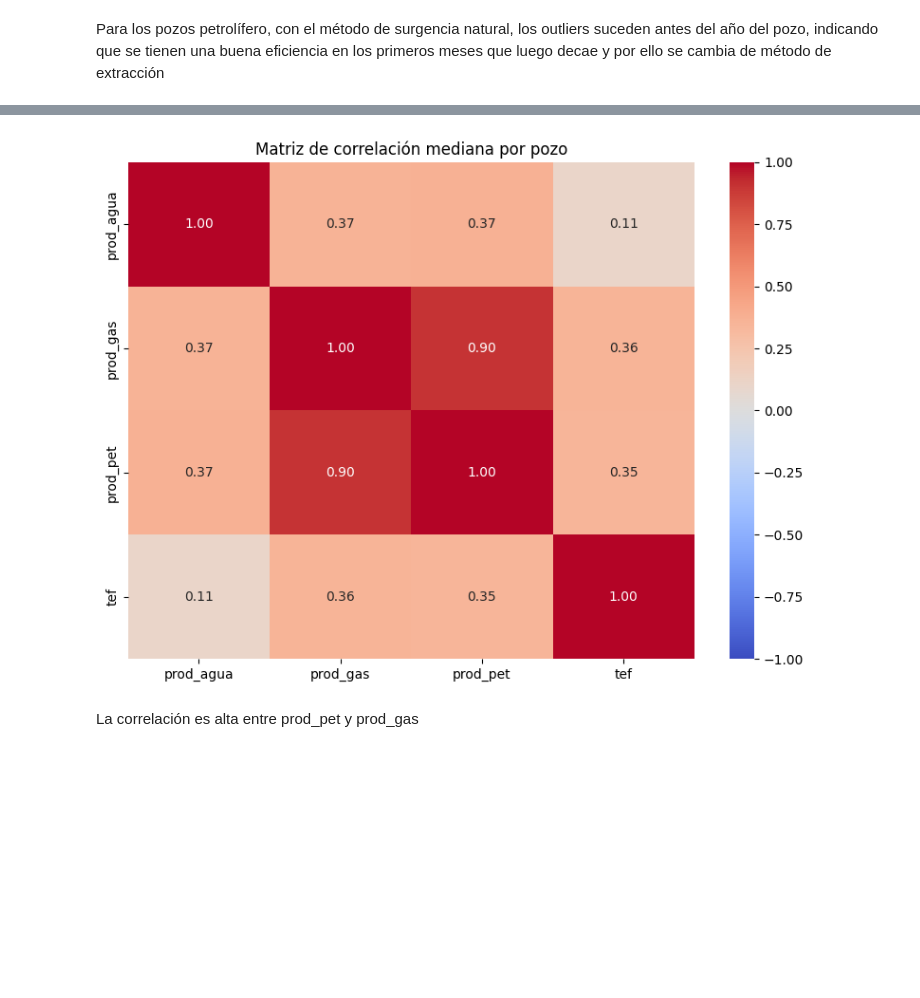
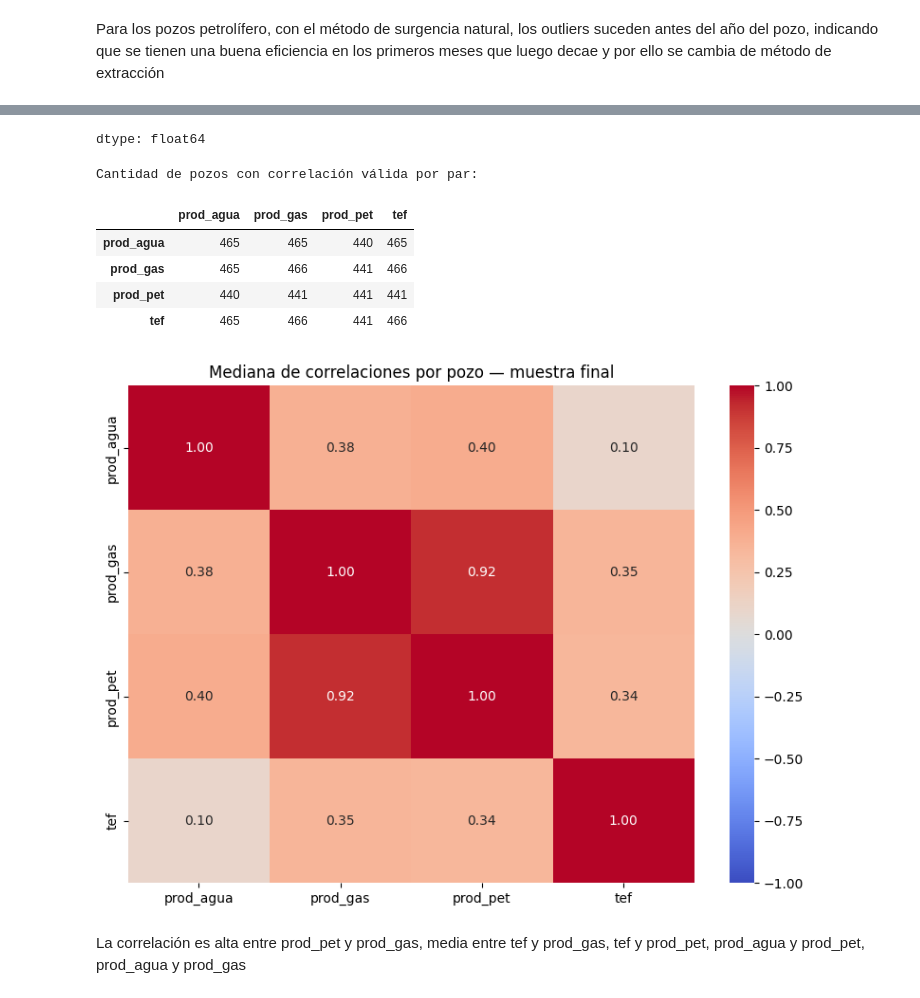
Before and after one commit to molijoaquin-DA/vaca-muerta-produccion, a Jupyter notebook: notebooks/01_exploracion_inicial.ipynb, the cells around one changed output, grey strips where cells are left out. Cells and saved outputs as stored; diff of their text form; code cells hidden in the pictures; blank space fills up the shorter version.

Commit message:
Se actualizó la notebook de exploración y el csv fitlrado, y se agregó una nueva notebook para modelos supervisados

```diff
--- a/notebooks/01_exploracion_inicial.ipynb
+++ b/notebooks/01_exploracion_inicial.ipynb
@@ -10,12 +10,10 @@ import numpy as np
 # %% [markdown]
 # Exploracion del dataset de produccion no convencional
 # %%
-#Permite ejecutar desde la raiz del proyecto o desde noteboooks/.
+# Buscar un CSV local; si no está disponible, usar la fuente original online.
 raiz = Path.cwd()
-if raiz.name == "notebooks":
+if raiz.name == 'notebooks':
     raiz = raiz.parent
-
-ruta_csv = raiz / "data" / "raw" / "produccion-no-convencional.csv"
-
-print("Archivo encontrado:", ruta_csv.is_file())
+ruta_csv = raiz / 'data' / 'raw' / 'produccin-de-pozos-de-gas-y-petrleo-no-convencional.csv'
+print('CSV local disponible:', ruta_csv.is_file())
 # %% [output]
@@ -406,7 +418,7 @@ df_areas.drop(columns =['idusuario', 'observaciones', 'idempresa', 'habilitado',
                         'proyecto', 'sub_tipo_recurso'], inplace=True)
 
 # Se eliminan las columnas redundantes
-df_areas.drop(columns=['formprod', 'idareayacimiento', 'idareapermisoconcesion', 'areapermisoconcesion', 'sigla'], inplace=True)
+df_areas.drop(columns=['formprod', 'idareayacimiento', 'idareapermisoconcesion', 'areapermisoconcesion'], inplace=True)
 
 # Como no hay inyección de gas, co2 ni de otro tipo se eliminan dichas columnas
 df_areas.drop(columns=['iny_gas', 'iny_co2', 'iny_otro'], inplace=True)
@@ -435,3 +452,5 @@ Hay 1058 pozos con estado a abandonar pero que no se les setea vida_util = 0 por
+# %%
+df_areas.drop(columns=['vida_util'], inplace=True)
 # %% [markdown]
 ## Inspección de pozos que inyectaron agua
 # %% [markdown]
@@ -828,38 +1075,21 @@ produccion_anual
 # %%
-cols = [
-    'prod_agua',
-    'prod_gas',
-    'prod_pet',
-    'tef'
-]
-
-corr_por_pozo = (
-    df_areas[
-        df_areas['tipoestado'] == 'Extracción Efectiva'
-    ]
-    .groupby('idpozo')[cols]
-    .corr()
-)
-
-matriz_corr = (
-    corr_por_pozo
-    .groupby(level=1)
-    .median()
-)
-
-plt.figure(figsize=(8, 6))
-
-sns.heatmap(
-    matriz_corr,
-    annot=True,
-    fmt='.2f',
-    cmap='coolwarm',
-    center=0,
-    vmin=-1,
-    vmax=1
-)
-
-plt.title('Matriz de correlación mediana por pozo')
-plt.tight_layout()
-plt.show()
+cols = ['prod_agua', 'prod_gas', 'prod_pet', 'tef']
+base_corr = df_filtrado.loc[df_filtrado['tipoestado'].eq('Extracción Efectiva')].copy()
+MIN_OBSERVACIONES = 12  # Umbral operativo explícito; no garantiza estabilidad estadística.
+resumen_pozo = base_corr.groupby('idpozo').size().rename('meses_observados')
+display(resumen_pozo.describe())
+pozos_corr = resumen_pozo[resumen_pozo >= MIN_OBSERVACIONES].index
+corr_por_pozo = base_corr.loc[base_corr['idpozo'].isin(pozos_corr)].groupby('idpozo')[cols].corr(min_periods=MIN_OBSERVACIONES)
+matriz_corr = corr_por_pozo.groupby(level=1).median().reindex(index=cols, columns=cols)
+aportes = corr_por_pozo.groupby(level=1).count().reindex(index=cols, columns=cols)
+print('Cantidad de pozos con correlación válida por par:')
+display(aportes)
+if matriz_corr.notna().any().any():
+    plt.figure(figsize=(8, 6))
+    sns.heatmap(matriz_corr, annot=True, fmt='.2f', cmap='coolwarm', center=0, vmin=-1, vmax=1)
+    plt.title('Mediana de correlaciones por pozo — muestra final')
+    plt.tight_layout()
+    plt.show()
+else:
+    print('No hay suficientes pares válidos para graficar correlaciones.')
 # %% [output]
@@ -866,3 +1105,10 @@ plt.show()
+dtype: float64
+Cantidad de pozos con correlación válida por par:
+|  | prod_agua | prod_gas | prod_pet | tef |
+| prod_agua | 465 | 465 | 440 | 465 |
+| prod_gas | 465 | 466 | 441 | 466 |
+| prod_pet | 440 | 441 | 441 | 441 |
+| tef | 465 | 466 | 441 | 466 |
-[figure, old version]
+[figure, new version]
 # %% [markdown]
-La correlación es alta entre prod_pet y prod_gas
+La correlación es alta entre prod_pet y prod_gas, media entre tef y prod_gas, tef y prod_pet, prod_agua y prod_pet, prod_agua y prod_gas
```
Also changed, not shown: parts of 52 cells of this notebook, 2 other files.
